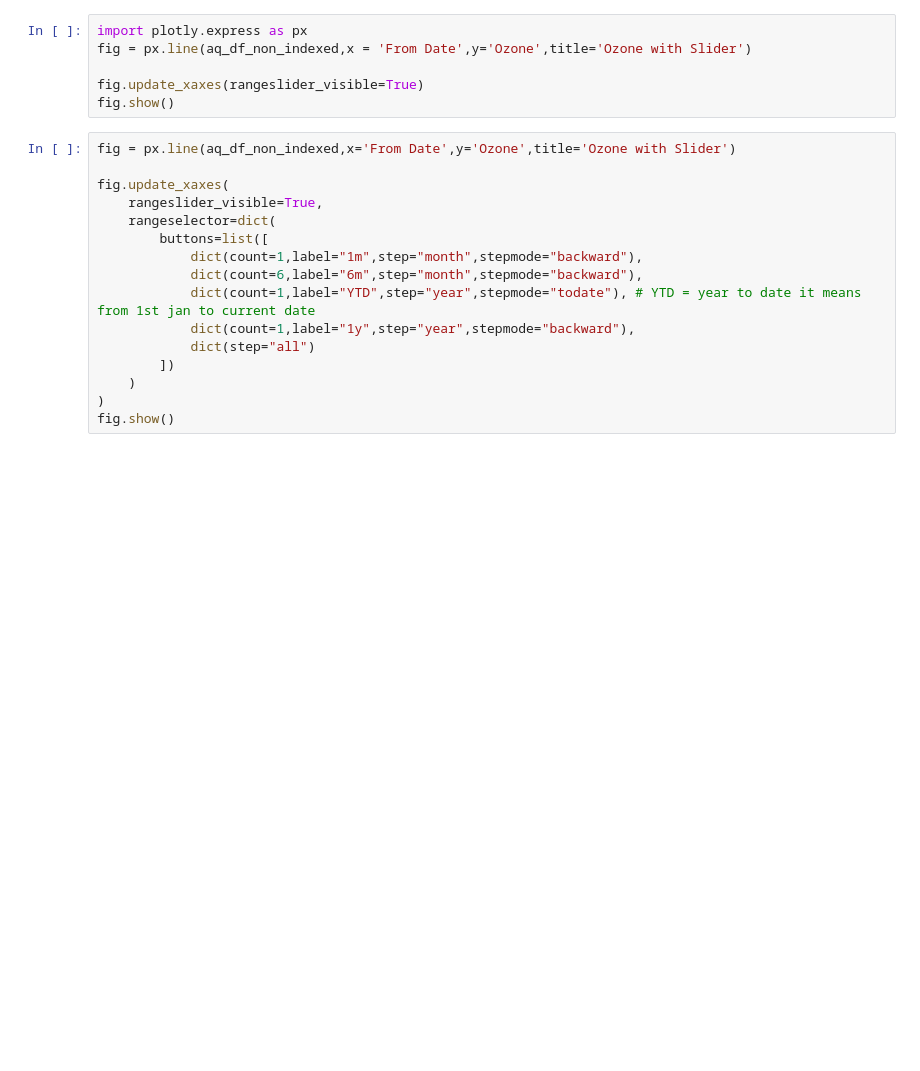
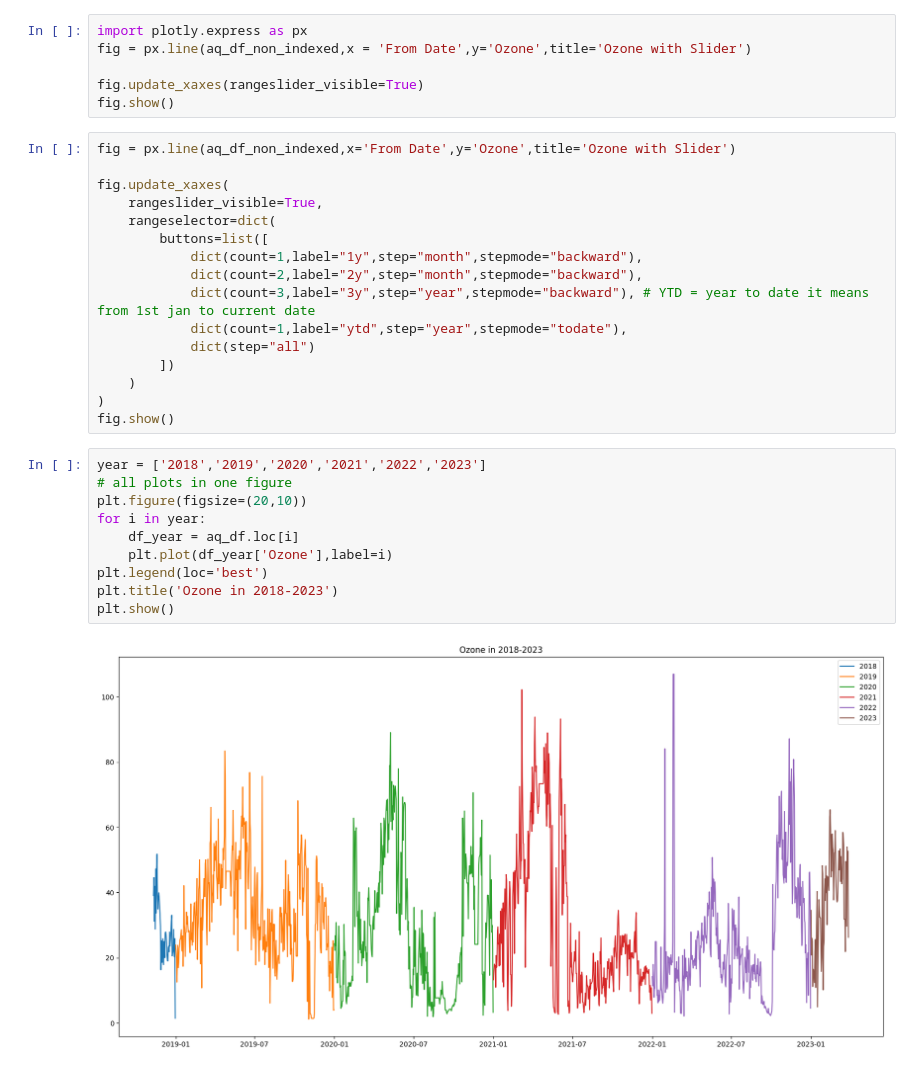
Before and after one commit to TheNobody-12/Ozone-Prediction-AIProject, a Jupyter notebook: TimeSeriesDataAnalysis.ipynb, the cells around one changed output. Drawn from its saved outputs; the diff is of its cells as text; blank space fills up the shorter version.

```diff
--- a/TimeSeriesDataAnalysis.ipynb
+++ b/TimeSeriesDataAnalysis.ipynb
@@ -293,12 +316,24 @@ fig.update_xaxes(
     rangeslider_visible=True,
     rangeselector=dict(
         buttons=list([
-            dict(count=1,label="1m",step="month",stepmode="backward"),
-            dict(count=6,label="6m",step="month",stepmode="backward"),
-            dict(count=1,label="YTD",step="year",stepmode="todate"), # YTD = year to date it means from 1st jan to current date
-            dict(count=1,label="1y",step="year",stepmode="backward"),
+            dict(count=1,label="1y",step="month",stepmode="backward"),
+            dict(count=2,label="2y",step="month",stepmode="backward"),
+            dict(count=3,label="3y",step="year",stepmode="backward"), # YTD = year to date it means from 1st jan to current date
+            dict(count=1,label="ytd",step="year",stepmode="todate"),
             dict(step="all")
         ])
     )
 )
 fig.show()
+# %%
+year = ['2018','2019','2020','2021','2022','2023']
+# all plots in one figure
+plt.figure(figsize=(20,10))
+for i in year:
+    df_year = aq_df.loc[i]
+    plt.plot(df_year['Ozone'],label=i)
+plt.legend(loc='best')
+plt.title('Ozone in 2018-2023')
+plt.show()
+# %% [output]
+[figure, added]
```
Also changed, not shown: parts of 28 cells of this notebook.
